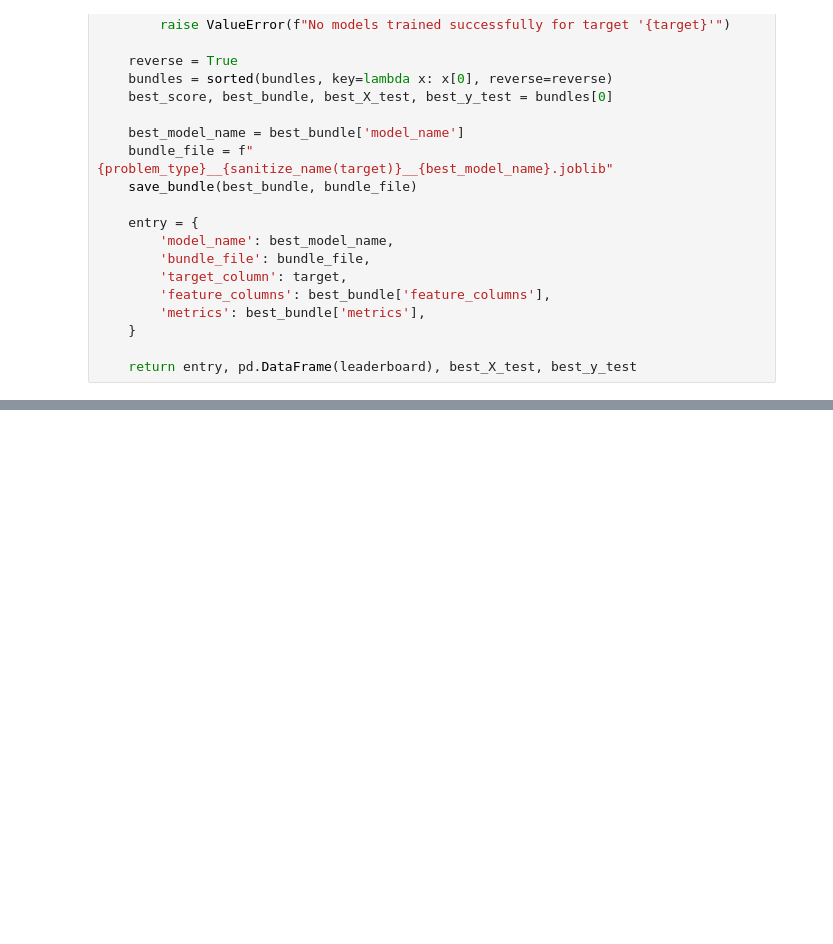
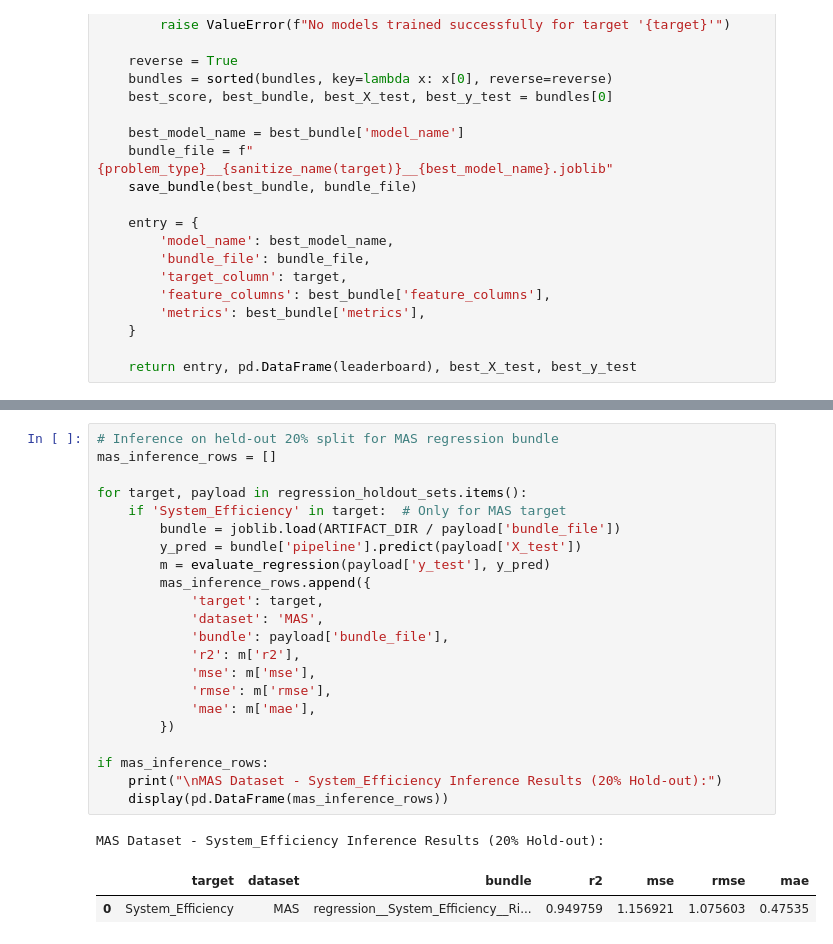
Before and after one commit to Rakhith/Smart-manufacturing-mas, a Jupyter notebook: smart_manufacturing_mas/training/offline_model_training.ipynb, the cells around one changed output, grey strips where cells are left out. Saved outputs shown, nothing was run; the diff lists cells and outputs as text; blank space fills up the shorter version.

```diff
--- a/smart_manufacturing_mas/training/offline_model_training.ipynb
+++ b/smart_manufacturing_mas/training/offline_model_training.ipynb
@@ -437,0 +529,26 @@ pd.DataFrame(cls_inference_rows).sort_values('f1_weighted', ascending=False)
+# %%
+# Inference on held-out 20% split for MAS regression bundle
+mas_inference_rows = []
+
+for target, payload in regression_holdout_sets.items():
+    if 'System_Efficiency' in target:  # Only for MAS target
+        bundle = joblib.load(ARTIFACT_DIR / payload['bundle_file'])
+        y_pred = bundle['pipeline'].predict(payload['X_test'])
+        m = evaluate_regression(payload['y_test'], y_pred)
+        mas_inference_rows.append({
+            'target': target,
+            'dataset': 'MAS',
+            'bundle': payload['bundle_file'],
+            'r2': m['r2'],
+            'mse': m['mse'],
+            'rmse': m['rmse'],
+            'mae': m['mae'],
+        })
+
+if mas_inference_rows:
+    print("\nMAS Dataset - System_Efficiency Inference Results (20% Hold-out):")
+    display(pd.DataFrame(mas_inference_rows))
+# %% [output]
+MAS Dataset - System_Efficiency Inference Results (20% Hold-out):
+|  | target | dataset | bundle | r2 | mse | rmse | mae |
+| 0 | System_Efficiency | MAS | regression__System_Efficiency__Ri... | 0.949759 | 1.156921 | 1.075603 | 0.47535 |
```
Also changed, not shown: parts of 7 cells of this notebook, 12 other files.
